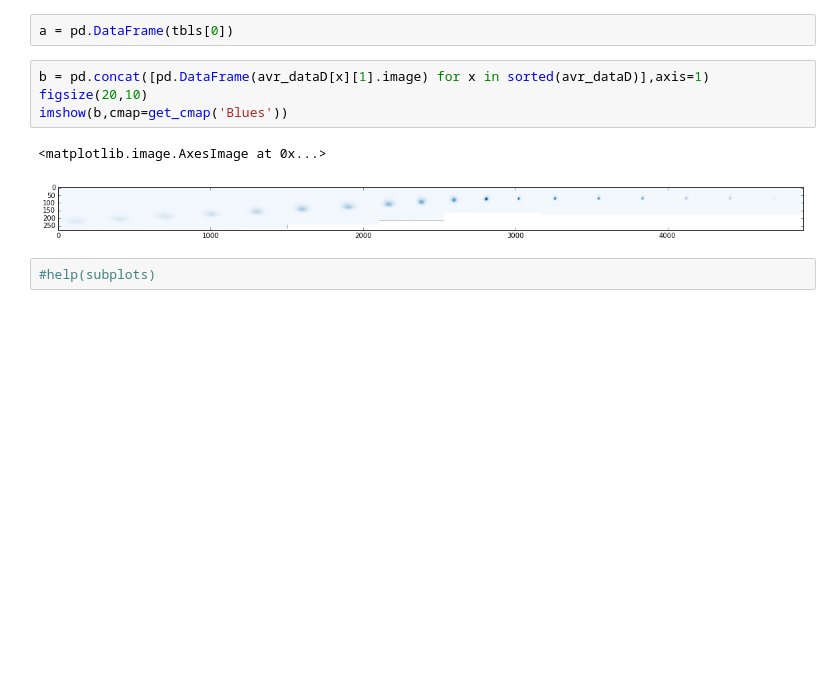
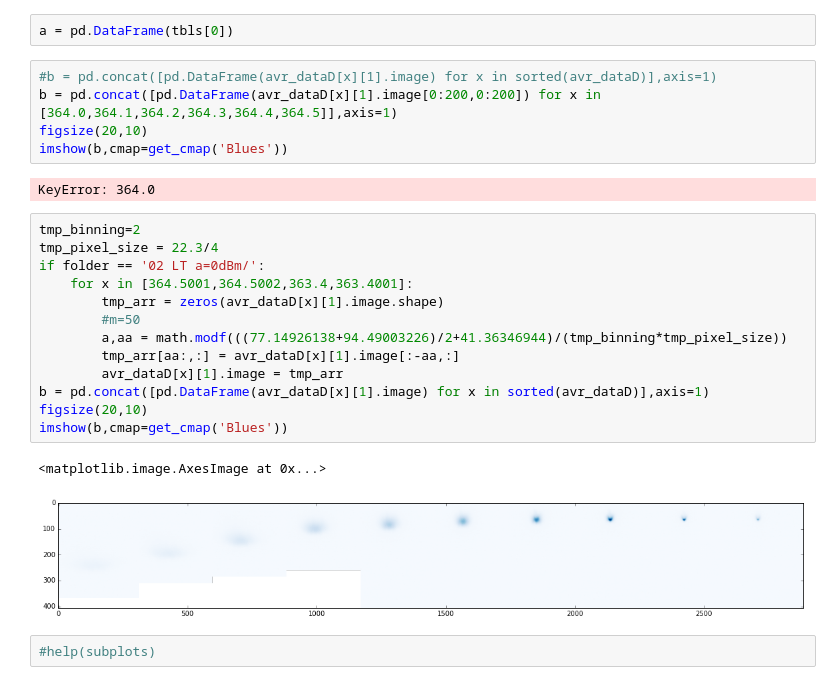
Before and after one commit to thulium-lab/python_programs_to_use, a Jupyter notebook: processing_individual_measurement3.0-Gulia.ipynb, the cells around one changed output. Drawn from its saved outputs; the diff is of its cells as text; blank space fills up the shorter version.

```diff
--- a/processing_individual_measurement3.0-Gulia.ipynb
+++ b/processing_individual_measurement3.0-Gulia.ipynb
@@ -257,12 +257,28 @@ pd
 # %%
 a = pd.DataFrame(tbls[0])
 # %%
-b = pd.concat([pd.DataFrame(avr_dataD[x][1].image) for x in sorted(avr_dataD)],axis=1)
+#b = pd.concat([pd.DataFrame(avr_dataD[x][1].image) for x in sorted(avr_dataD)],axis=1)
+b = pd.concat([pd.DataFrame(avr_dataD[x][1].image[0:200,0:200]) for x in [364.0,364.1,364.2,364.3,364.4,364.5]],axis=1)
 figsize(20,10)
 imshow(b,cmap=get_cmap('Blues'))
 # %% [output]
-<matplotlib.image.AxesImage at 0x...>
+KeyError: 364.0
-[figure, removed]
+# %%
+tmp_binning=2
+tmp_pixel_size = 22.3/4
+if folder == '02 LT a=0dBm/':
+    for x in [364.5001,364.5002,363.4,363.4001]:
+        tmp_arr = zeros(avr_dataD[x][1].image.shape)
+        #m=50
+        a,aa = math.modf(((77.14926138+94.49003226)/2+41.36346944)/(tmp_binning*tmp_pixel_size))
+        tmp_arr[aa:,:] = avr_dataD[x][1].image[:-aa,:]
+        avr_dataD[x][1].image = tmp_arr
+b = pd.concat([pd.DataFrame(avr_dataD[x][1].image) for x in sorted(avr_dataD)],axis=1)
+figsize(20,10)
+imshow(b,cmap=get_cmap('Blues'))
+# %% [output]
+<matplotlib.image.AxesImage at 0x...>
+[figure, added]
 # %%
 #help(subplots)
 # %% [markdown]
```
Also changed, not shown: parts of 27 cells of this notebook, 14 other files.
